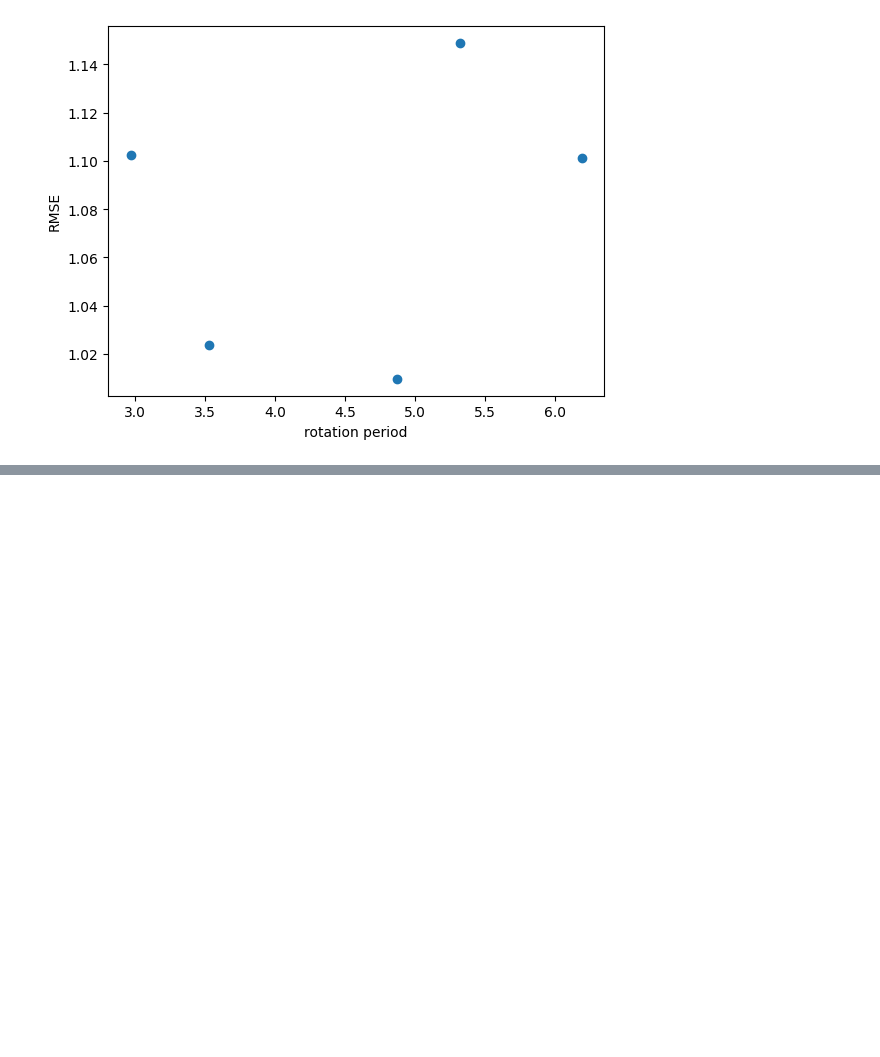
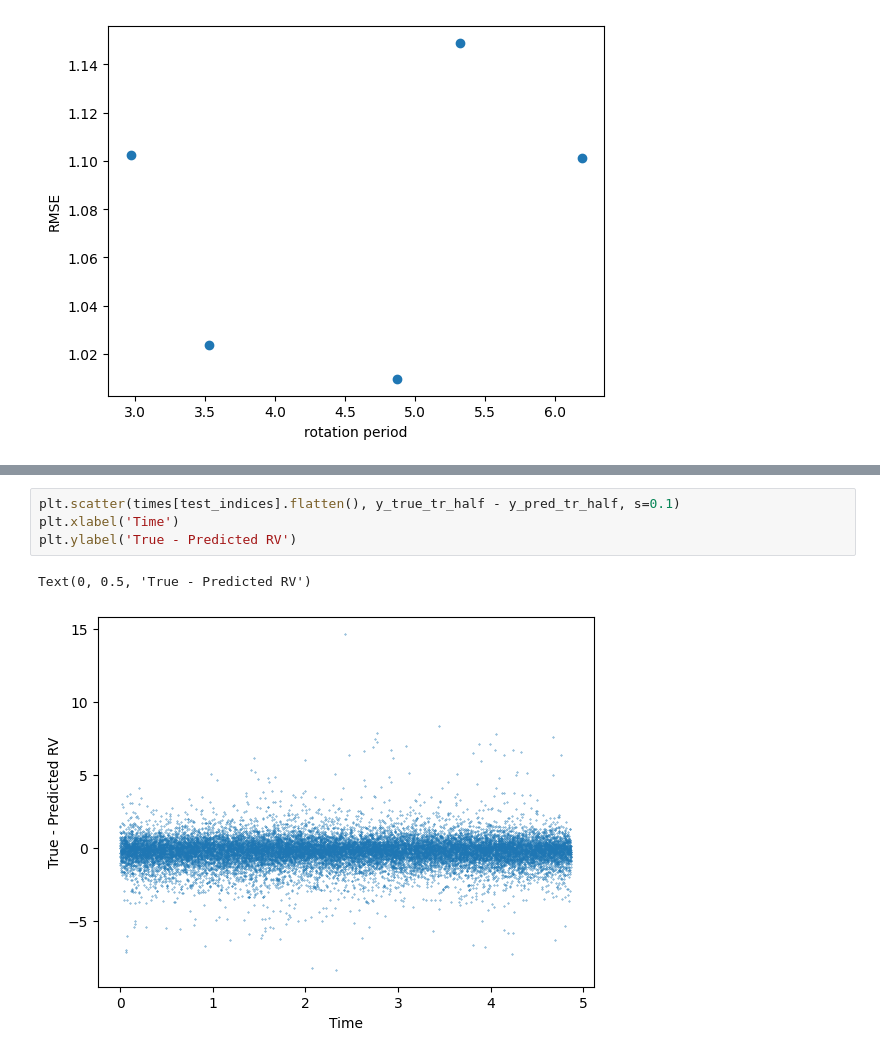
Before and after one commit to Yuska1509/NN_models_stars, a Jupyter notebook: NN.ipynb, the cells around one changed output, grey strips where cells are left out. Drawn from its saved outputs; the diff is of its cells as text; blank space fills up the shorter version.

```diff
--- a/NN.ipynb
+++ b/NN.ipynb
@@ -626,0 +813,7 @@ Text(0, 0.5, 'RMSE')
+# %%
+plt.scatter(times[test_indices].flatten(), y_true_tr_half - y_pred_tr_half, s=0.1)
+plt.xlabel('Time')
+plt.ylabel('True - Predicted RV')
+# %% [output]
+Text(0, 0.5, 'True - Predicted RV')
+[figure, added]
```
Also changed, not shown: parts of 9 cells of this notebook.
